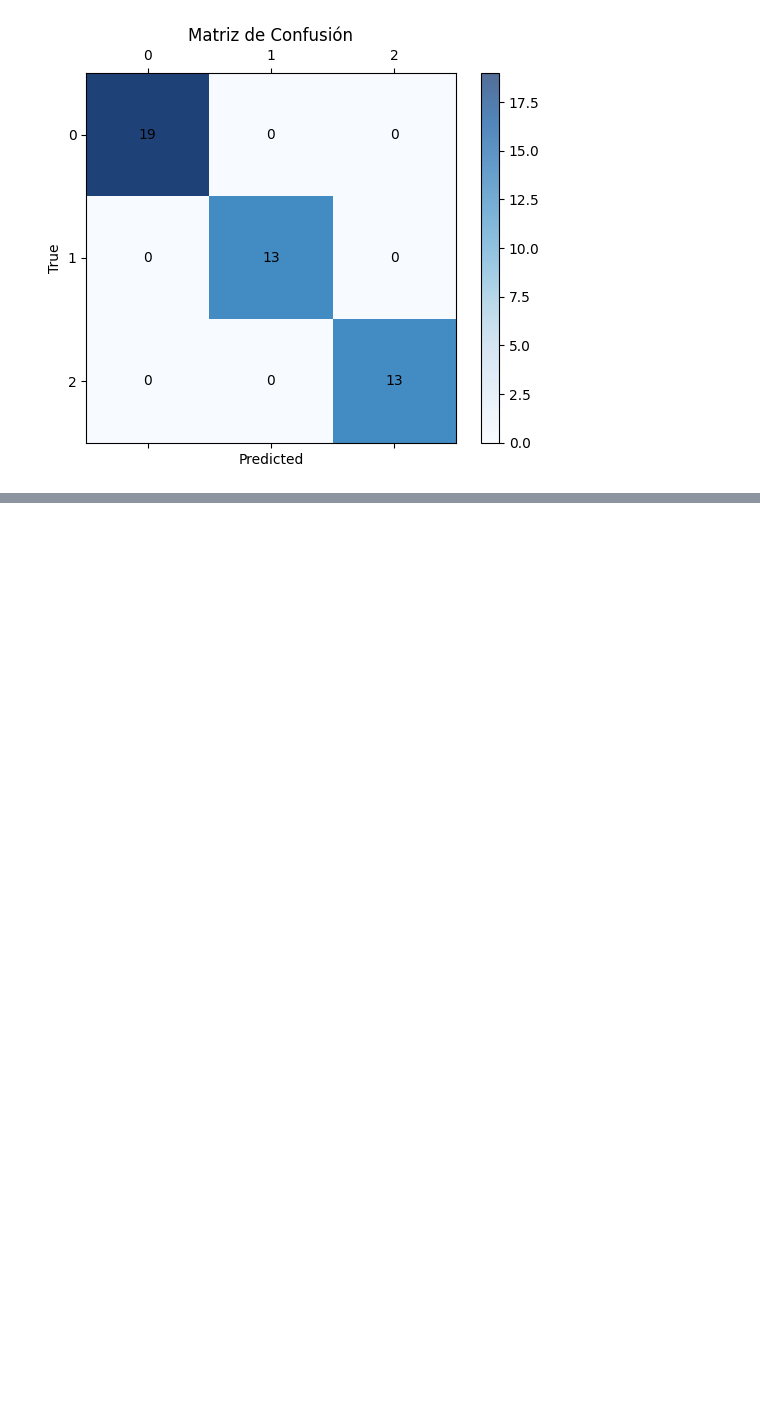
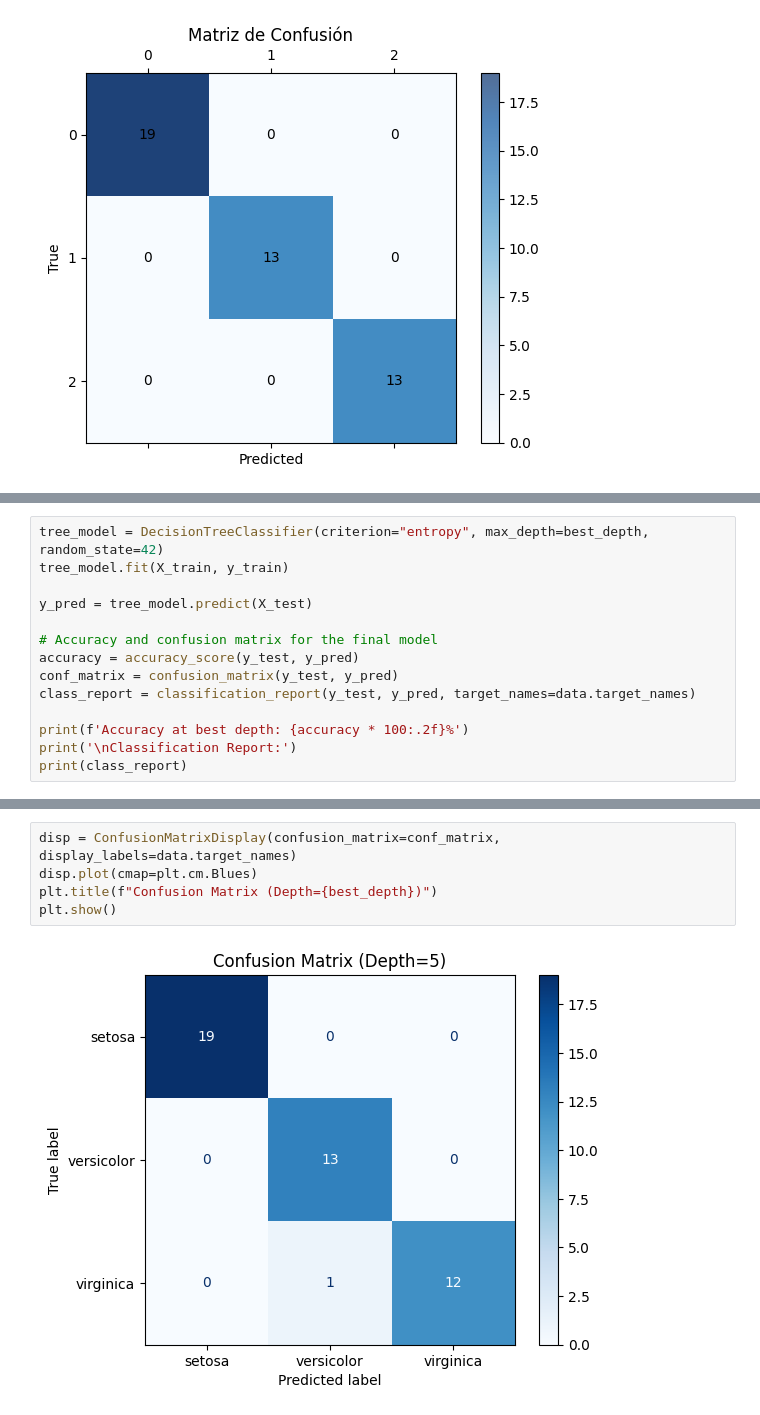
Before and after one commit to Julian-L-Avila/Data-Mining-2024-3, a Jupyter notebook: Classification-Notebook/main.sync.ipynb, the cells around one changed output, grey strips where cells are left out. Saved outputs shown, nothing was run; the diff lists cells and outputs as text; blank space fills up the shorter version.

```diff
--- a/Classification-Notebook/main.sync.ipynb
+++ b/Classification-Notebook/main.sync.ipynb
@@ -353,0 +446,14 @@ weighted avg       1.00      1.00      1.00        45
+# %%
+tree_model = DecisionTreeClassifier(criterion="entropy", max_depth=best_depth, random_state=42)
+tree_model.fit(X_train, y_train)
+
+y_pred = tree_model.predict(X_test)
+
+# Accuracy and confusion matrix for the final model
+accuracy = accuracy_score(y_test, y_pred)
+conf_matrix = confusion_matrix(y_test, y_pred)
+class_report = classification_report(y_test, y_pred, target_names=data.target_names)
+
+print(f'Accuracy at best depth: {accuracy * 100:.2f}%')
+print('\nClassification Report:')
+print(class_report)
@@ -353,0 +473,7 @@ weighted avg       1.00      1.00      1.00        45
+# %%
+disp = ConfusionMatrixDisplay(confusion_matrix=conf_matrix, display_labels=data.target_names)
+disp.plot(cmap=plt.cm.Blues)
+plt.title(f"Confusion Matrix (Depth={best_depth})")
+plt.show()
+# %% [output]
+[figure, added]
```
Also changed, not shown: parts of 9 cells of this notebook, 2 other files.
